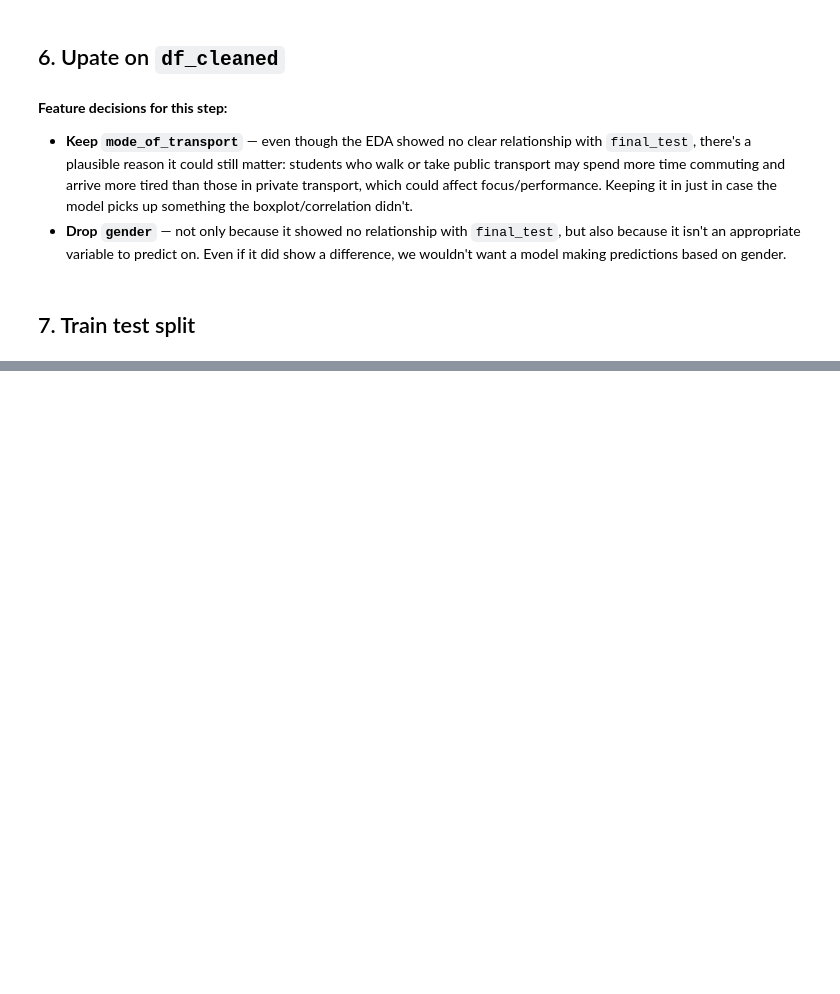
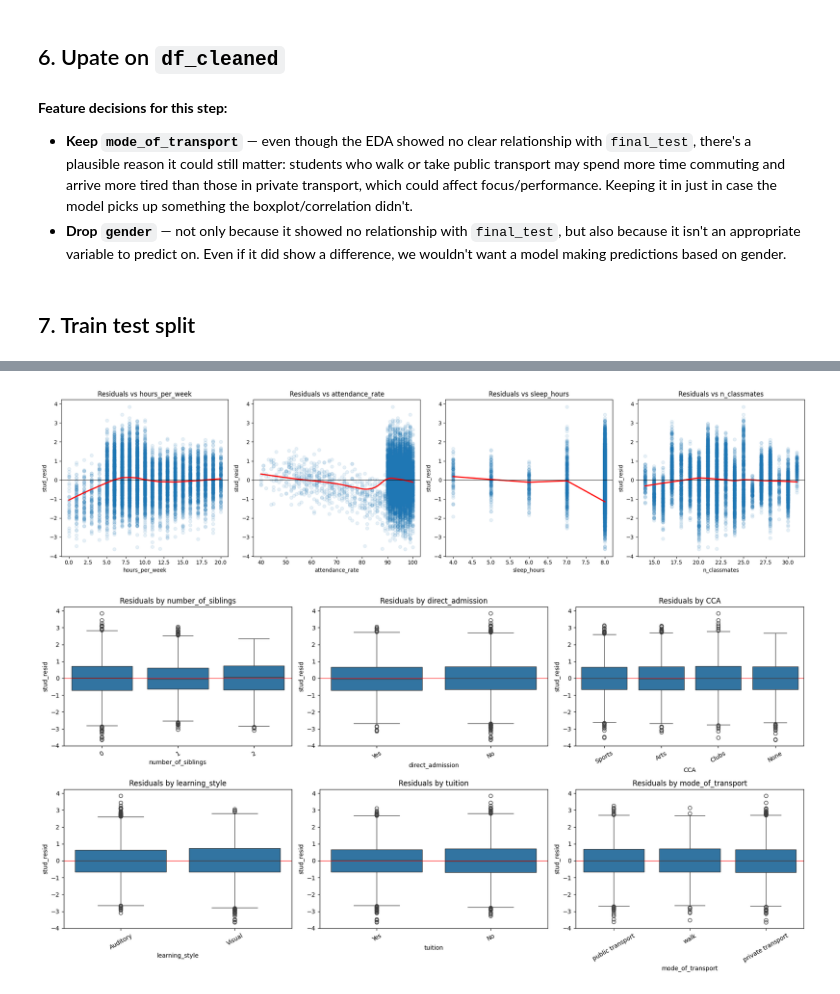
Before and after one commit to EdwardCKB/daily-ds, a Jupyter notebook: ml/clean-code/aiap-student-score-prediction.ipynb, the cells around one changed output, grey strips where cells are left out. Drawn from its saved outputs; the diff is of its cells as text; code cells hidden in the pictures; blank space fills up the shorter version.

```diff
--- a/ml/clean-code/aiap-student-score-prediction.ipynb
+++ b/ml/clean-code/aiap-student-score-prediction.ipynb
@@ -391,0 +555,32 @@ print(X_test.shape)
+# %%
+# attach studentised residuals to the training data (same rows, same order)
+train_df['stud_resid'] = influence.resid_studentized_internal
+
+num_cols = ['hours_per_week', 'attendance_rate', 'sleep_hours', 'n_classmates']
+cat_cols = ['number_of_siblings', 'direct_admission', 'CCA',
+            'learning_style', 'tuition', 'mode_of_transport']
+
+# Numeric predictors: residuals vs predictor
+fig, axes = plt.subplots(1, 4, figsize=(20, 5))
+for ax, col in zip(axes, num_cols):
+    sns.regplot(data=train_df, x=col, y='stud_resid', ax=ax,  # regplot: scatterplot plus fitted line
+                lowess=True,                                  # smoothed trend line that follows the data
+                scatter_kws={'alpha': 0.1},
+                line_kws={'color': 'red'})
+    ax.axhline(0, color='black', linewidth=0.8)
+    ax.set_title(f'Residuals vs {col}')
+plt.tight_layout()
+plt.show()
+
+# Categorical predictors: residuals per category
+fig, axes = plt.subplots(2, 3, figsize=(18, 9))
+for ax, col in zip(axes.flatten(), cat_cols):
+    sns.boxplot(data=train_df, x=col, y='stud_resid', ax=ax)
+    ax.axhline(0, color='red', linewidth=0.8)
+    ax.set_title(f'Residuals by {col}')
+    ax.tick_params(axis='x', rotation=30)
+plt.tight_layout()
+plt.show()
+# %% [output]
+[figure, added]
+[figure, added]
```
Also changed, not shown: parts of 17 cells of this notebook.
